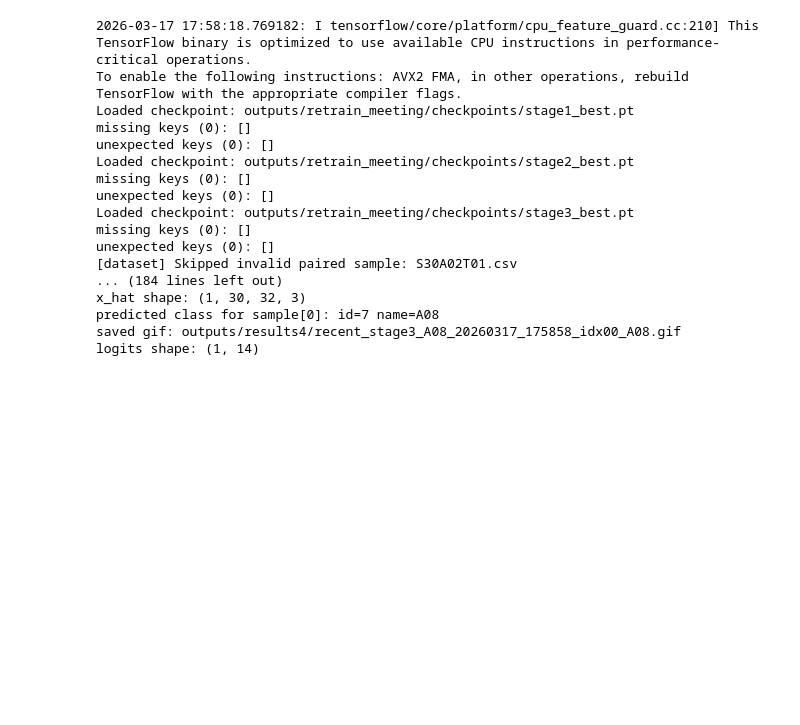
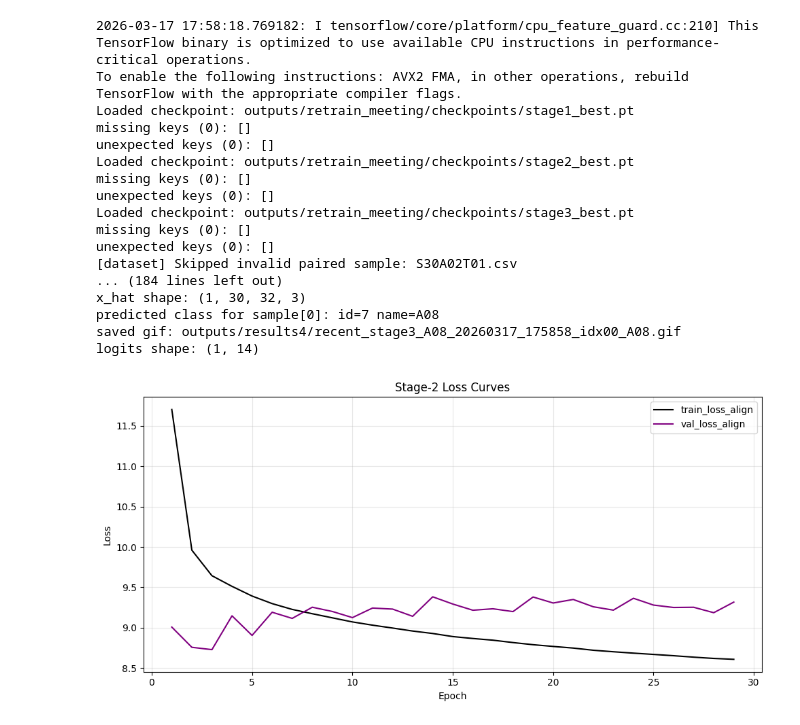
Before and after one commit to Amul-byte/ldm, a Jupyter notebook: nalaysis.ipynb, the cells around one changed output. Drawn from its saved outputs; the diff is of its cells as text; code cells hidden in the pictures; blank space fills up the shorter version.

```diff
--- a/nalaysis.ipynb
+++ b/nalaysis.ipynb
@@ -59,3 +59,21 @@ x_hat shape: (1, 30, 32, 3)
 predicted class for sample[0]: id=7 name=A08
 saved gif: outputs/results4/recent_stage3_A08_20260317_175858_idx00_A08.gif
 logits shape: (1, 14)
+# %%
+import pandas as pd
+import matplotlib.pyplot as plt
+
+df = pd.read_csv("/home/qsw26/smartfall/gait_loss/ldm_with_loss/outputs/training_reports/stage2_20260328_145840/stage2/history.csv")
+
+fig, ax = plt.subplots(figsize=(10, 5))
+ax.plot(df["epoch"], df["train_loss_align"], color="black", label="train_loss_align")
+ax.plot(df["epoch"], df["val_loss_align"],   color="purple", label="val_loss_align")
+ax.set_xlabel("Epoch")
+ax.set_ylabel("Loss")
+ax.set_title("Stage-2 Loss Curves")
+ax.legend()
+ax.grid(True, alpha=0.3)
+plt.tight_layout()
+plt.show()
+# %% [output]
+[figure, added]
```
Also changed, not shown: parts of 4 cells of this notebook, 6 other files.
